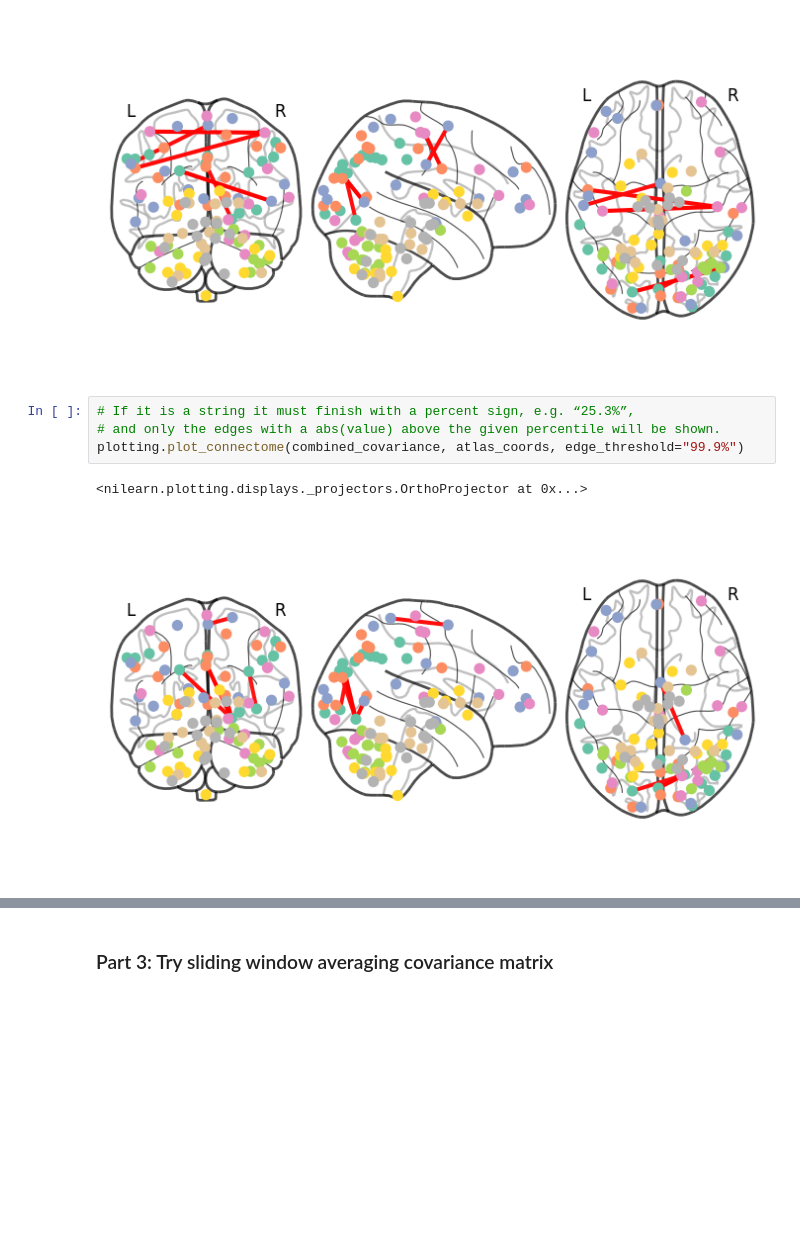
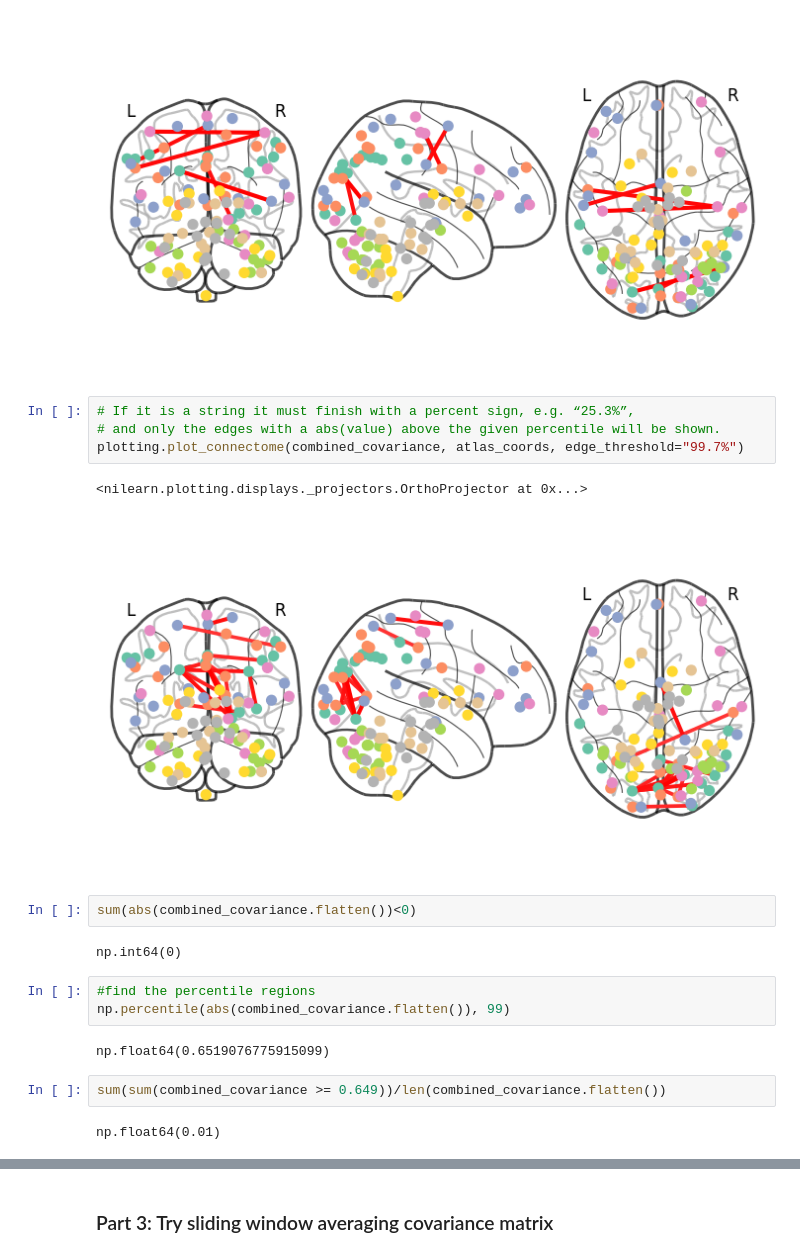
Before and after one commit to vickyli1015/DSC180-Functional-Connectivity-Project, a Jupyter notebook: anastasiya.ipynb, the cells around one changed output, grey strips where cells are left out. Saved outputs shown, nothing was run; the diff lists cells and outputs as text; blank space fills up the shorter version.

```diff
--- a/anastasiya.ipynb
+++ b/anastasiya.ipynb
@@ -204,7 +194,20 @@ plotting.plot_connectome(corr1, atlas_coords, edge_threshold="99.9%")
 # %%
 # If it is a string it must finish with a percent sign, e.g. “25.3%”,
 # and only the edges with a abs(value) above the given percentile will be shown.
-plotting.plot_connectome(combined_covariance, atlas_coords, edge_threshold="99.9%")
+plotting.plot_connectome(combined_covariance, atlas_coords, edge_threshold="99.7%")
 # %% [output]
 <nilearn.plotting.displays._projectors.OrthoProjector at 0x...>
-[figure, old version]
+[figure, new version]
+# %%
+sum(abs(combined_covariance.flatten())<0)
+# %% [output]
+np.int64(0)
+# %%
+#find the percentile regions
+np.percentile(abs(combined_covariance.flatten()), 99)
+# %% [output]
+np.float64(0.6519076775915099)
+# %%
+sum(sum(combined_covariance >= 0.649))/len(combined_covariance.flatten())
+# %% [output]
+np.float64(0.01)
```
Also changed, not shown: parts of 7 cells of this notebook.
